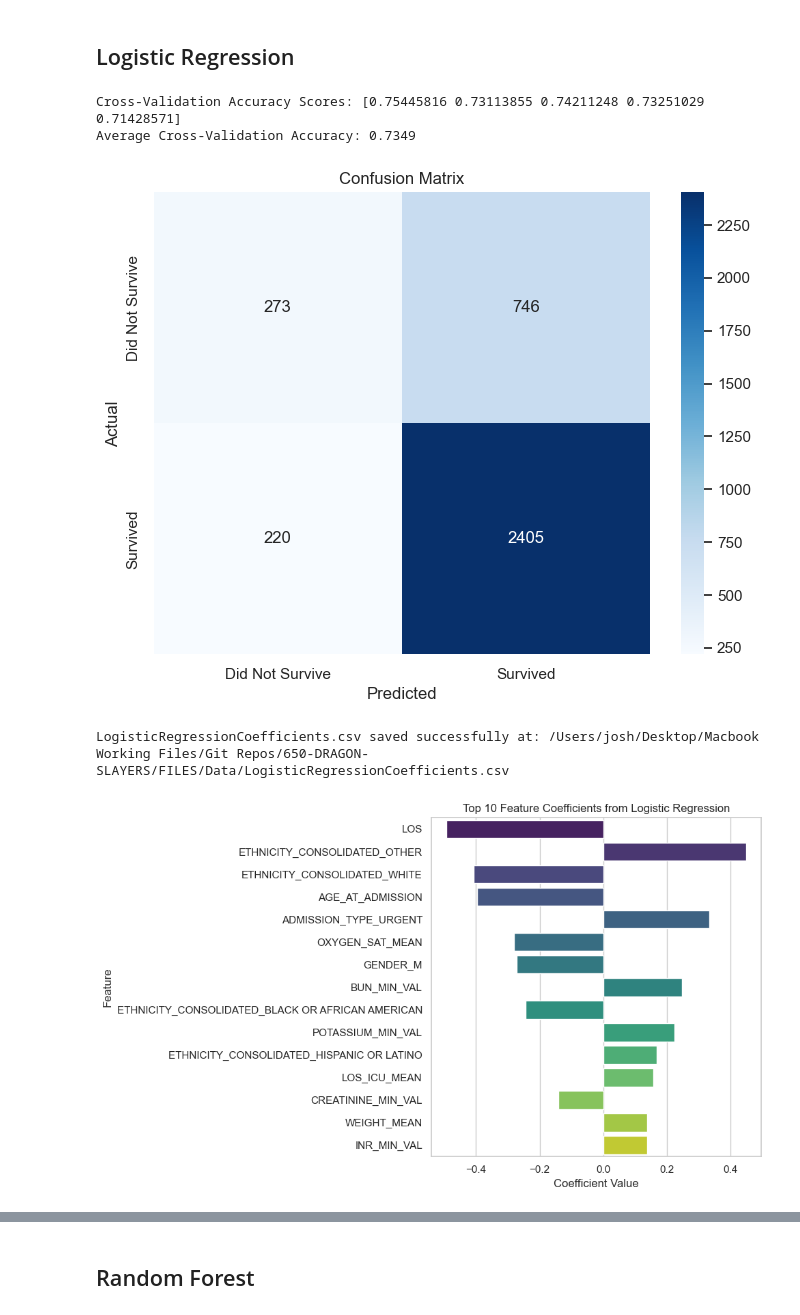
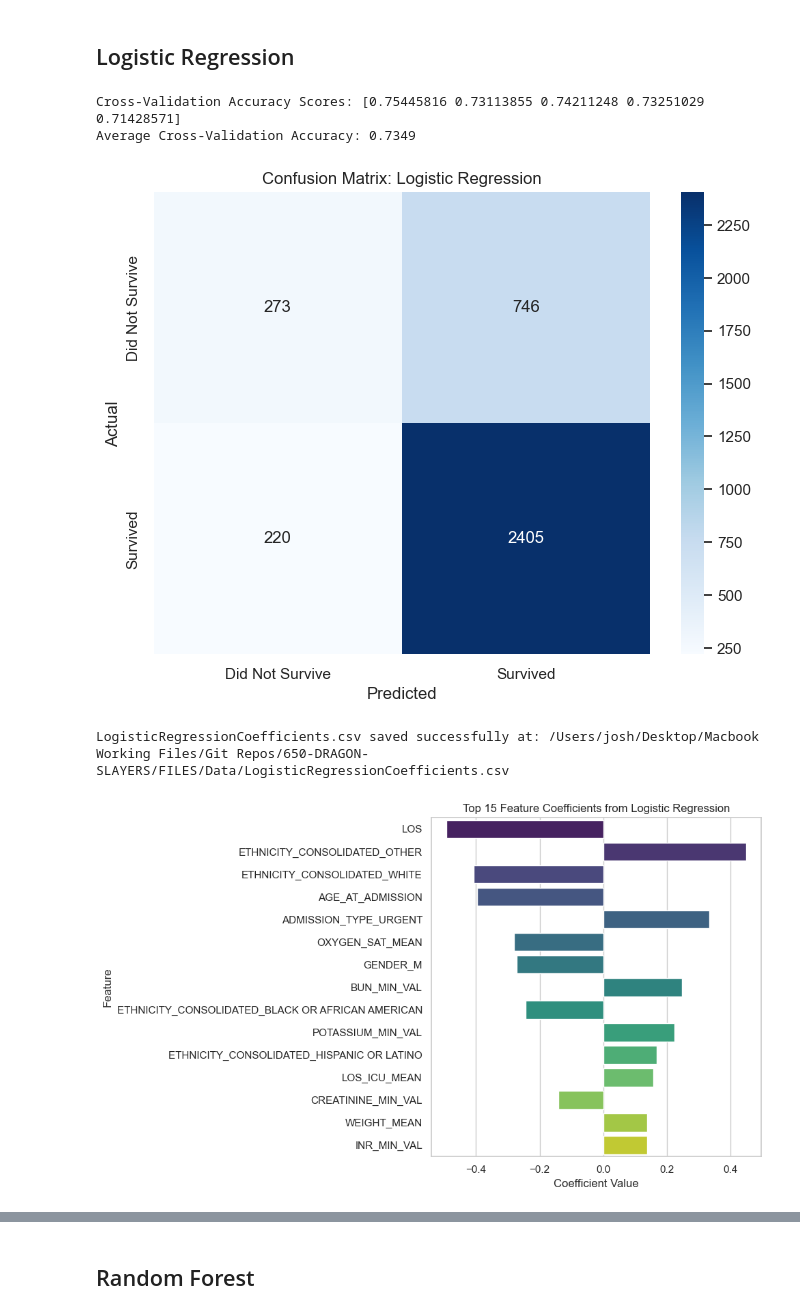
Before and after one commit to Musiik-fn/650-DRAGON-SLAYERS, a Jupyter notebook: FILES/Code/650Models.ipynb, the cells around one changed output, grey strips where cells are left out. Saved outputs shown, nothing was run; the diff lists cells and outputs as text; code cells hidden in the pictures.

```diff
--- a/FILES/Code/650Models.ipynb
+++ b/FILES/Code/650Models.ipynb
@@ -339,7 +339,7 @@ sns.heatmap(cm, annot=True, fmt='d', cmap='Blues',
             yticklabels=['Did Not Survive', 'Survived'])
 plt.xlabel('Predicted')
 plt.ylabel('Actual')
-plt.title('Confusion Matrix')
+plt.title('Confusion Matrix: Logistic Regression')
 plt.show()
 
 # ----------------------------------------
@@ -372,7 +372,7 @@ top_features_df = coefficients_df.head(15)
 # Plot the top 10 feature coefficients
 plt.figure(figsize=(10, 6))
 sns.barplot(x='Coefficient', y='Feature', data=top_features_df, palette='viridis')
-plt.title('Top 10 Feature Coefficients from Logistic Regression')
+plt.title('Top 15 Feature Coefficients from Logistic Regression')
 plt.xlabel('Coefficient Value')
 plt.ylabel('Feature')
 plt.tight_layout()
@@ -380,34 +380,34 @@ plt.show()
 
 # ----------------------------------------
 # (Optional) Evaluate the model on the test set
 # ----------------------------------------
 
 # Predict on the test set
 y_test_pred = log_reg.predict(X_test_scaled)
 y_test_prob = log_reg.predict_proba(X_test_scaled)[:, 1]
 
 # Compute and display classification report
 print("Classification Report on Test Set:")
 print(classification_report(y_test, y_test_pred))
 
 # Compute and display ROC-AUC score
 roc_auc = roc_auc_score(y_test, y_test_prob)
 print(f'ROC-AUC Score on Test Set: {roc_auc:.4f}')
 
 
 fpr, tpr, thresholds = roc_curve(y_test, y_test_prob)
 plt.figure(figsize=(8, 6))
 plt.plot(fpr, tpr, label=f'Logistic Regression (AUC = {roc_auc:.4f})')
 plt.plot([0, 1], [0, 1], 'k--')  # Diagonal line
 plt.xlabel('False Positive Rate')
 plt.ylabel('True Positive Rate')
 plt.title('ROC Curve')
 plt.legend()
 plt.show()
 # %% [output]
 Cross-Validation Accuracy Scores: [0.75445816 0.73113855 0.74211248 0.73251029 0.71428571]
 Average Cross-Validation Accuracy: 0.7349
-[figure, old version]
+[figure, new version]
 LogisticRegressionCoefficients.csv saved successfully at: /Users/josh/Desktop/Macbook Working Files/Git Repos/650-DRAGON-SLAYERS/FILES/Data/LogisticRegressionCoefficients.csv
 [figure]
 Classification Report on Test Set:
```
Also changed, not shown: 4 other files.
